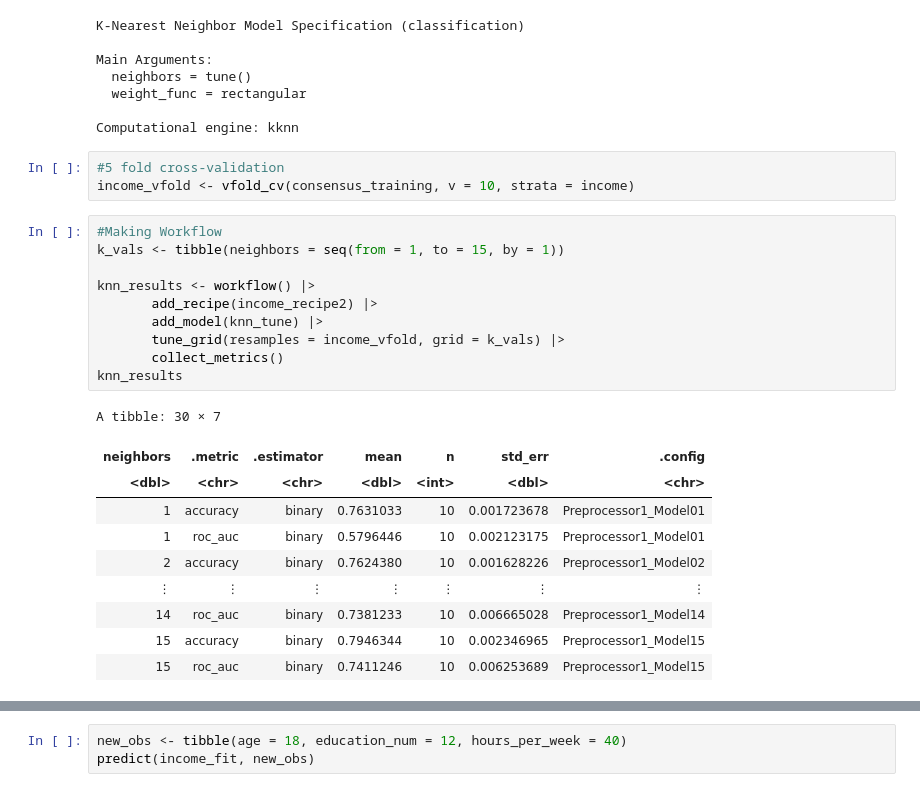
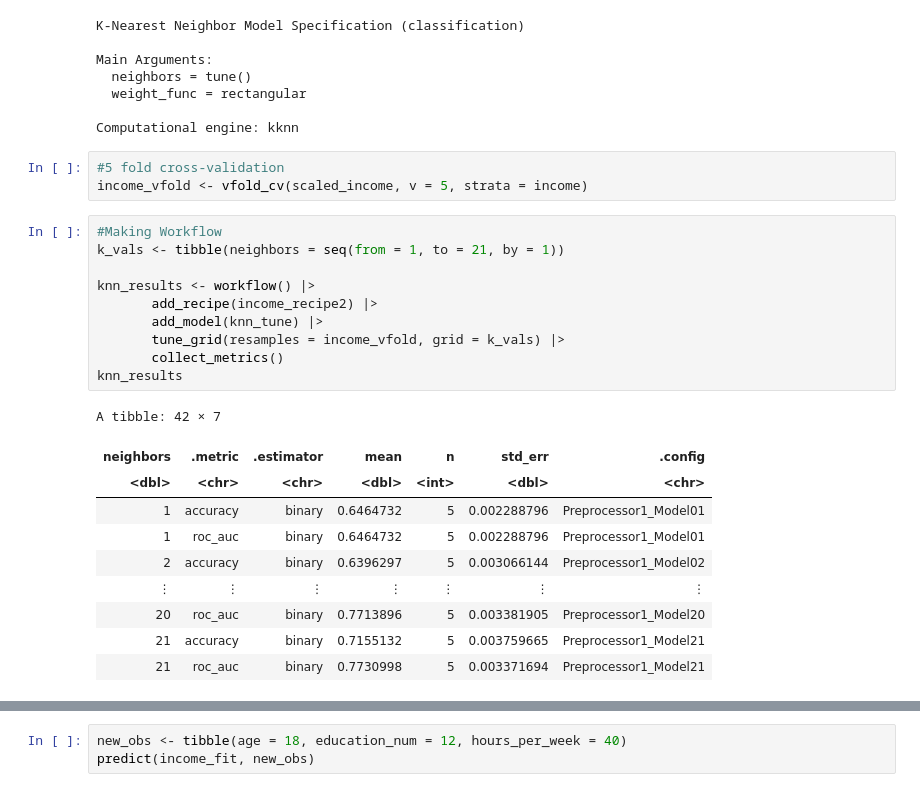
Before and after one commit to Riyan-Qureshi/dsci_group_project, a Jupyter notebook: group_project_report.ipynb, the cells around one changed output, grey strips where cells are left out. Saved outputs shown, nothing was run; the diff lists cells and outputs as text.

```diff
--- a/group_project_report.ipynb
+++ b/group_project_report.ipynb
@@ -218,28 +227,28 @@ Main Arguments:
 Computational engine: kknn
 # %%
 #5 fold cross-validation
-income_vfold <- vfold_cv(consensus_training, v = 10, strata = income)
+income_vfold <- vfold_cv(scaled_income, v = 5, strata = income)
 # %%
 #Making Workflow
-k_vals <- tibble(neighbors = seq(from = 1, to = 15, by = 1))
+k_vals <- tibble(neighbors = seq(from = 1, to = 21, by = 1))
 
 knn_results <- workflow() |>
        add_recipe(income_recipe2) |>
        add_model(knn_tune) |>
        tune_grid(resamples = income_vfold, grid = k_vals) |>
        collect_metrics()
 knn_results
 # %% [output]
-A tibble: 30 × 7
+A tibble: 42 × 7
 | neighbors | .metric | .estimator | mean | n | std_err | .config |
 | <dbl> | <chr> | <chr> | <dbl> | <int> | <dbl> | <chr> |
-| 1 | accuracy | binary | 0.7631033 | 10 | 0.001723678 | Preprocessor1_Model01 |
-| 1 | roc_auc | binary | 0.5796446 | 10 | 0.002123175 | Preprocessor1_Model01 |
-| 2 | accuracy | binary | 0.7624380 | 10 | 0.001628226 | Preprocessor1_Model02 |
+| 1 | accuracy | binary | 0.6464732 | 5 | 0.002288796 | Preprocessor1_Model01 |
+| 1 | roc_auc | binary | 0.6464732 | 5 | 0.002288796 | Preprocessor1_Model01 |
+| 2 | accuracy | binary | 0.6396297 | 5 | 0.003066144 | Preprocessor1_Model02 |
 | ⋮ | ⋮ | ⋮ | ⋮ | ⋮ | ⋮ | ⋮ |
-| 14 | roc_auc | binary | 0.7381233 | 10 | 0.006665028 | Preprocessor1_Model14 |
-| 15 | accuracy | binary | 0.7946344 | 10 | 0.002346965 | Preprocessor1_Model15 |
-| 15 | roc_auc | binary | 0.7411246 | 10 | 0.006253689 | Preprocessor1_Model15 |
+| 20 | roc_auc | binary | 0.7713896 | 5 | 0.003381905 | Preprocessor1_Model20 |
+| 21 | accuracy | binary | 0.7155132 | 5 | 0.003759665 | Preprocessor1_Model21 |
+| 21 | roc_auc | binary | 0.7730998 | 5 | 0.003371694 | Preprocessor1_Model21 |
 # %%
 accuracies <- knn_results |>
        filter(.metric == "accuracy")
```
Also changed, not shown: parts of 5 cells of this notebook.
